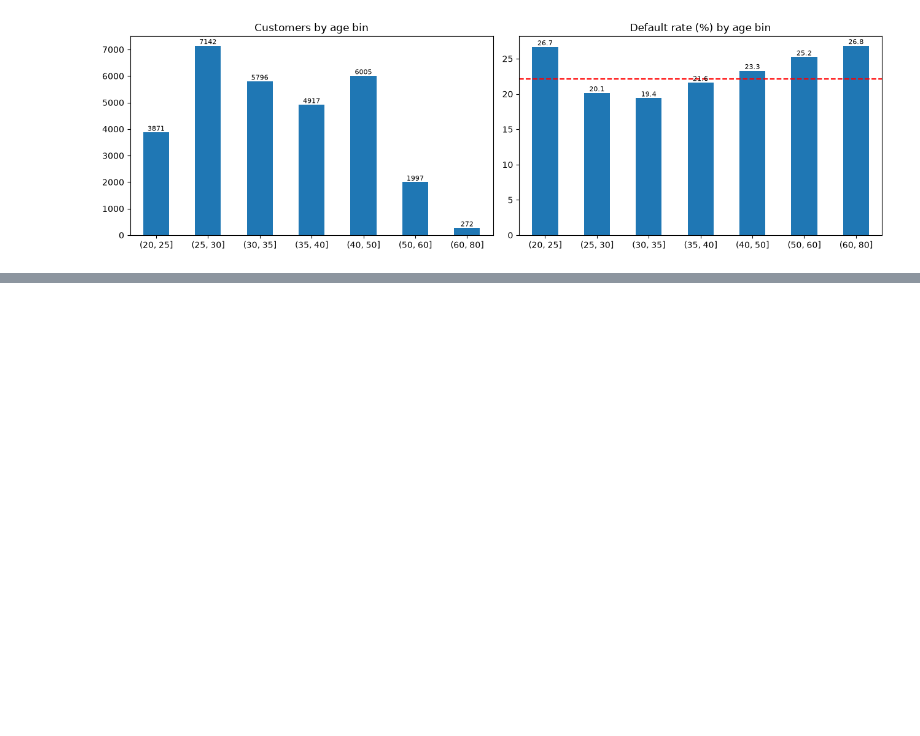
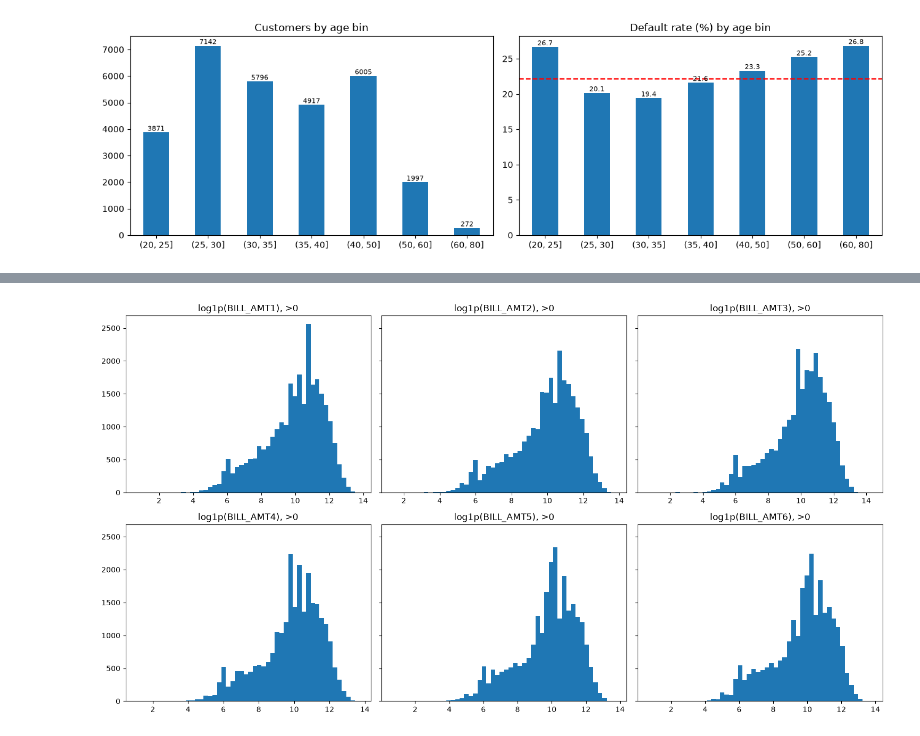
Before and after one commit to Luben69/Default-of-Credit-Card-Clients, a Jupyter notebook: Untitled.ipynb, the cells around one changed output, grey strips where cells are left out. Saved outputs shown, nothing was run; the diff lists cells and outputs as text; code cells hidden in the pictures; blank space fills up the shorter version.

```diff
--- a/Untitled.ipynb
+++ b/Untitled.ipynb
@@ -376,0 +369,9 @@ plt.show()
+# %%
+fig, axes = plt.subplots(2, 3, figsize=(15, 8), sharey=True)
+for ax, c in zip(axes.ravel(), bill):
+    ax.hist(np.log1p(df.loc[df[c] > 0, c]), bins=50)
+    ax.set_title(f'log1p({c}), >0')
+plt.tight_layout()
+plt.show()
+# %% [output]
+[figure, added]
```
Also changed, not shown: parts of 21 cells of this notebook.
